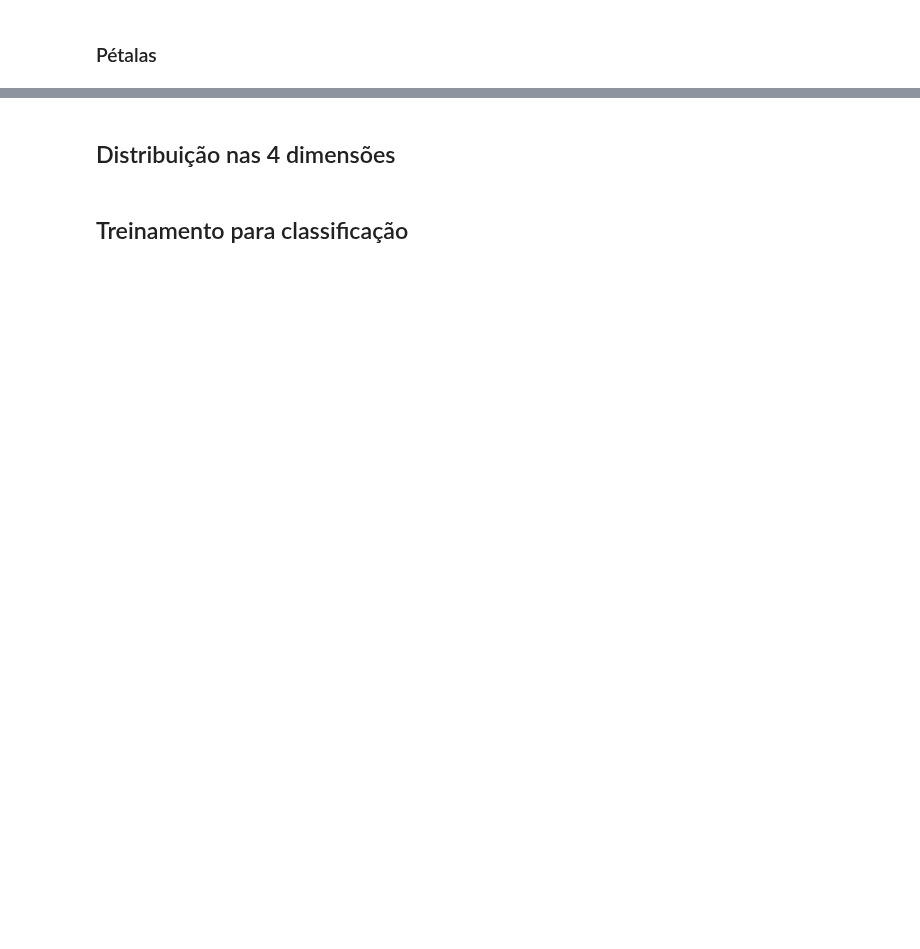
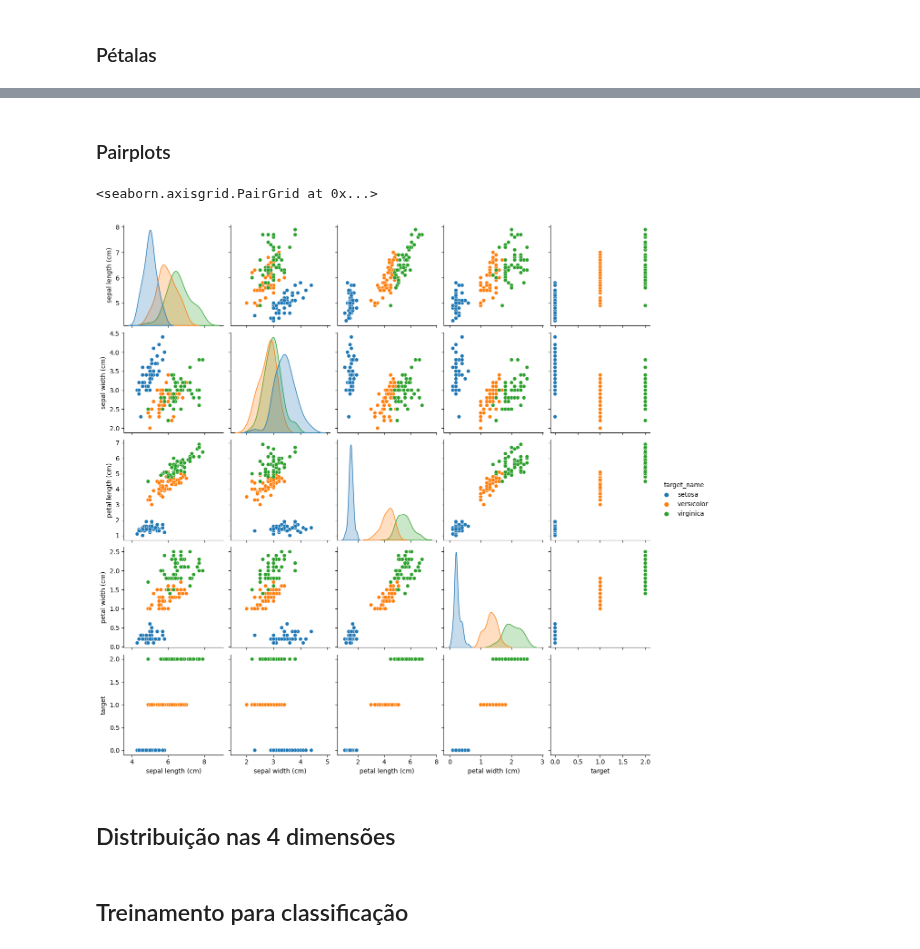
Before and after one commit to diogohal/TA4-Visao, a Jupyter notebook: ta4.ipynb, the cells around one changed output, grey strips where cells are left out. Cells and saved outputs as stored; diff of their text form; code cells hidden in the pictures; blank space fills up the shorter version.

```diff
--- a/ta4.ipynb
+++ b/ta4.ipynb
@@ -92,3 +95,10 @@ dtype: float64
+# %% [markdown]
+### Pairplots
+# %%
+sns.pairplot(df, hue='target_name')
+# %% [output]
+<seaborn.axisgrid.PairGrid at 0x...>
+[figure, added]
 # %% [markdown]
 ## Distribuição nas 4 dimensões
 # %% [markdown]
```
Also changed, not shown: parts of 10 cells of this notebook, 1 other file.
